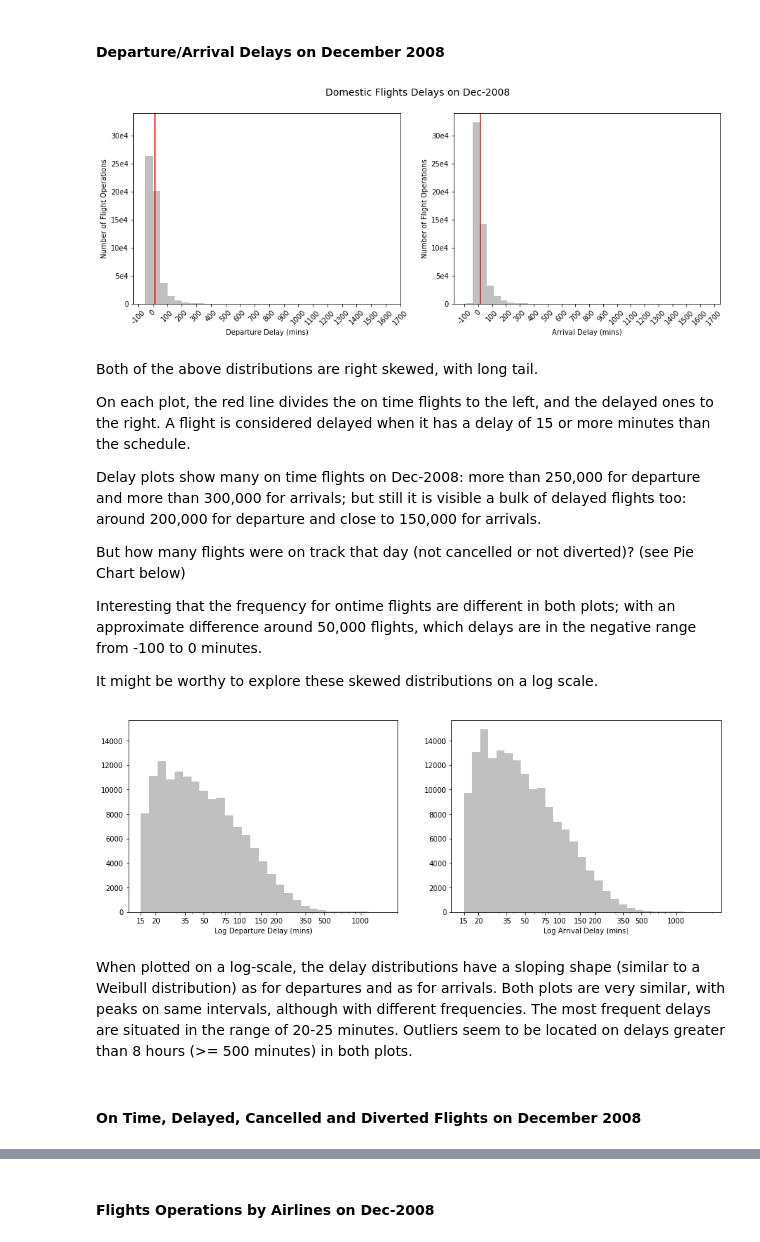
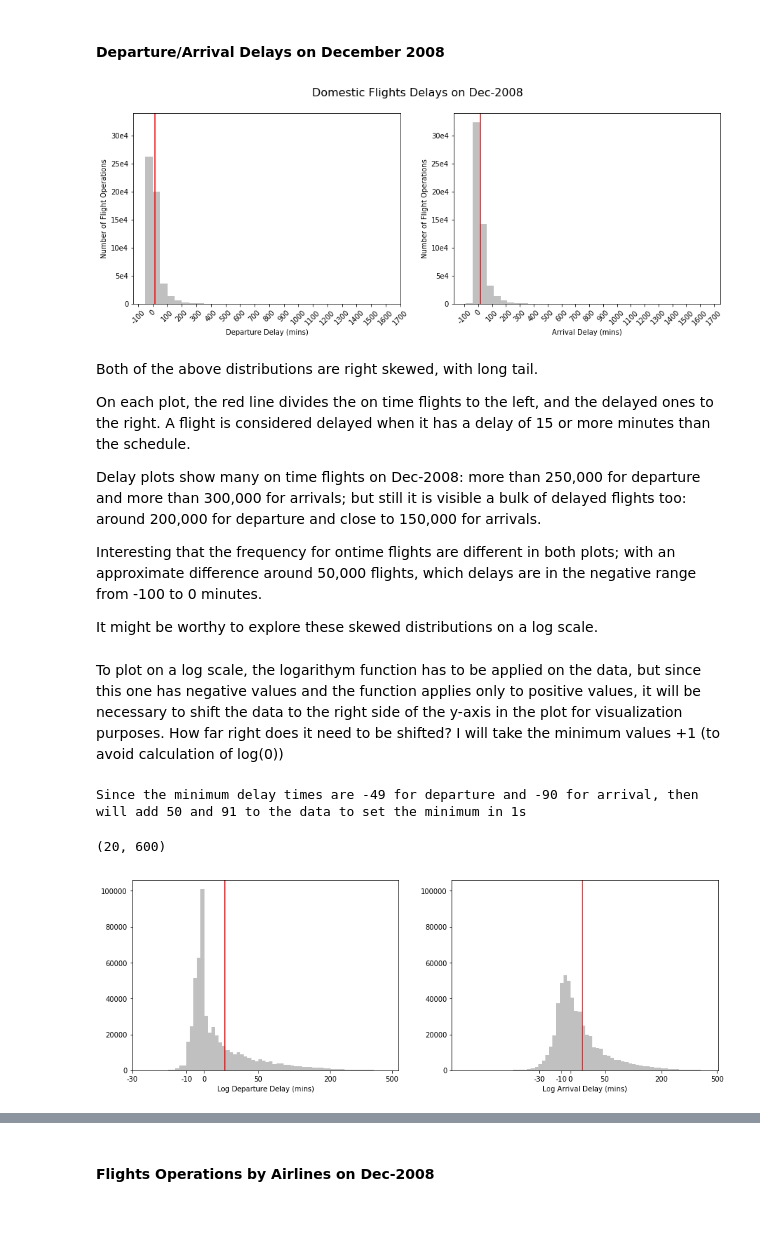
Before and after one commit to thaisruiz/udacity-communicating-data-findings, a Jupyter notebook: Flights_exploration_in_progress.ipynb, the cells around one changed output, grey strips where cells are left out. Drawn from its saved outputs; the diff is of its cells as text; code cells hidden in the pictures.

```diff
--- a/Flights_exploration_in_progress.ipynb
+++ b/Flights_exploration_in_progress.ipynb
@@ -187,0 +224,7 @@ max          1143.000000
+# %%
+# Remove cancelled and diverted flights data
+cancelled = flights_0812.Cancelled==1
+diverted  = flights_0812.Diverted==1
+
+flights = flights_0812[(~cancelled) & (~diverted)].drop(['Cancelled', 'CancellationCode', 'Diverted'], axis=1)
+flights.info()
@@ -427,11 +367,11 @@ I expect main US cities close the holidays time have more and longest delays; al
 # Histogram plotting
 
 fig = plt.figure(figsize = [15, 5])
-fig.suptitle('Domestic Flights Delays on Dec-2008', fontsize=14)
+fig.suptitle('Domestic Flights Delays on Dec-2008', fontsize=16)
 
 # Departure and Arrival delays subset without Nan values
-dep_delay = flights_0812[np.isfinite(flights_0812['DepDelay'])].DepDelay
-arr_delay = flights_0812[np.isfinite(flights_0812['ArrDelay'])].ArrDelay
+dep_delay = flights.DepDelay
+arr_delay = flights.ArrDelay
 
 dep_bins = np.arange(dep_delay.min(), dep_delay.max()+50, 50)
 arr_bins = np.arange(arr_delay.min(), arr_delay.max()+50, 50)
@@ -455,7 +395,7 @@ plt.ylabel('Number of Flight Operations')
 plt.xticks(xticks, xticks, rotation=45)
 plt.axvline(x=15, c='red');
 # %% [output]
-[figure, old version]
+[figure, new version]
 # %% [markdown]
 Both of the above distributions are right skewed, with long tail.
 
@@ -464,36 +404,54 @@ A flight is considered delayed when it has a delay of 15 or more minutes than th
 
 Delay plots show many on time flights on Dec-2008: more than 250,000 for departure and more than 300,000 for arrivals; but still it is visible a bulk of delayed flights too: around 200,000 for departure and close to 150,000 for arrivals.
 
-But how many flights were on track that day (not cancelled or not diverted)? (see Pie Chart below)
-
 Interesting that the frequency for ontime flights are different in both plots; with an approximate difference around 50,000 flights, which delays are in the negative range from -100 to 0 minutes.
 
 It might be worthy to explore these skewed distributions on a log scale.
+# %% [markdown]
+To plot on a log scale, the logarithym function has to be applied on the data, but since this one has negative values and the function applies only to positive values, it will be necessary to shift the data to the right side of the y-axis in the plot for visualization purposes. How far right does it need to be shifted? I will take the minimum values +1 (to avoid calculation of log(0))
+# %%
+min_dep = dep_delay.min()
+min_arr = arr_delay.min()
+text = 'Since the minimum delay times are {} for departure and {} for arrival, then will add 50 and 91 to the data to set the minimum in 1s'
+print(text.format(int(min_dep), int(min_arr)))
+# %% [output]
+Since the minimum delay times are -49 for departure and -90 for arrival, then will add 50 and 91 to the data to set the minimum in 1s
 # %%
 # Delayed departures and arrivals on a log scale
 
 plt.figure(figsize = [15, 5]);
+fig.suptitle('(Log) Domestic Flights Delays on Dec-2008', fontsize=16)
 
-dep_bins = 10 ** np.arange(np.log10(15), np.log10(dep_delay.max())+0.07, 0.07)
-arr_bins = 10 ** np.arange(np.log10(15), np.log10(arr_delay.max())+0.07, 0.07)
+dep_del_50 = dep_delay+50
+arr_del_91 = arr_delay+91
 
-xticks = [15, 20, 35, 50, 75, 100, 150, 200, 350, 500, 1000]
+bin_size = .02
+dep_bins = 10 ** np.arange(0, np.log10((dep_del_50).max())+bin_size, bin_size)
+arr_bins = 10 ** np.arange(0, np.log10((arr_del_91).max())+bin_size, bin_size)
 
+x_labels = [-30, -10, 0, 50, 200, 500, 1000]
+xticks_dep = [x+50 for x in x_labels]
+xticks_arr = [x+91 for x in x_labels]
+
+# Departure delay subplot
 ax1 = plt.subplot(1,2,1)
-plt.hist(dep_delay, bins=dep_bins, color='silver')
+plt.hist(dep_del_50, bins=dep_bins, color='silver')
 plt.xscale('log')
 plt.xlabel('Log Departure Delay (mins)')
-plt.xticks(xticks, xticks);
+plt.xticks(xticks_dep, x_labels)
+plt.axvline(15+50, color='r')
+ax1.xaxis.set_minor_locator(plt.NullLocator());
+plt.xlim(20,600)
 
+# Arrival delay subplot
 ax2 = plt.subplot(1,2,2, sharey=ax1)
-plt.hist(arr_delay, bins=arr_bins, color='silver')
+plt.hist(arr_del_91, bins=arr_bins, color='silver')
 plt.xscale('log')
 plt.xlabel('Log Arrival Delay (mins)')
-plt.xticks(xticks, xticks);
+plt.xticks(xticks_arr, x_labels)
+plt.axvline(15+91, color='r')
+ax2.xaxis.set_minor_locator(plt.NullLocator());
+plt.xlim(20,600)
 # %% [output]
+(20, 600)
-[figure, old version]
+[figure, new version]
-# %% [markdown]
-When plotted on a log-scale, the delay distributions have a sloping shape (similar to a Weibull distribution) as for departures and as for arrivals. Both plots are very similar, with peaks on same intervals, although with different frequencies. The most frequent delays are situated in the range of 20-25 minutes.
-Outliers seem to be located on delays greater than 8 hours (>= 500 minutes) in both plots.
-# %% [markdown]
-#### On Time, Delayed, Cancelled and Diverted Flights on December 2008
```
Also changed, not shown: parts of 81 cells of this notebook.
